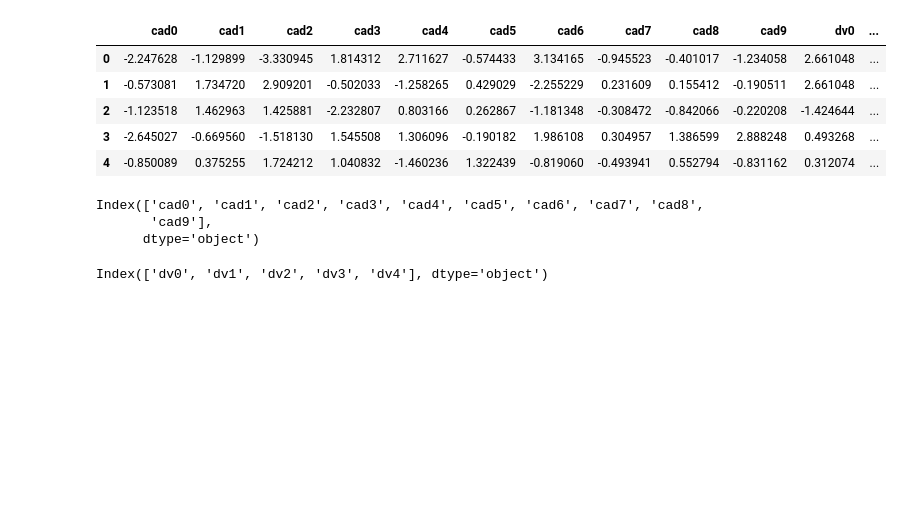
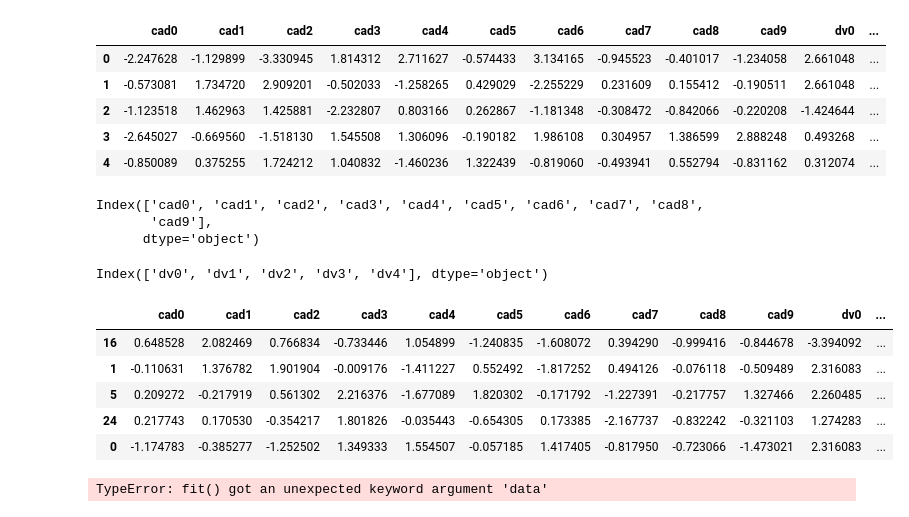
Before and after one commit to HealthINCITE/supervised-cadres, a Jupyter notebook: notebooks/Sim_Test.ipynb, the cells around one changed output. Saved outputs shown, nothing was run; the diff lists cells and outputs as text; code cells hidden in the pictures; blank space fills up the shorter version.

Commit message:
scm fit error

```diff
--- a/notebooks/Sim_Test.ipynb
+++ b/notebooks/Sim_Test.ipynb
@@ -107,6 +107,8 @@ data.head()
 | 2 | -1.123518 | 1.462963 | 1.425881 | -2.232807 | 0.803166 | 0.262867 | -1.181348 | -0.308472 | -0.842066 | -0.220208 | -1.424644 | ... |
 | 3 | -2.645027 | -0.669560 | -1.518130 | 1.545508 | 1.306096 | -0.190182 | 1.986108 | 0.304957 | 1.386599 | 2.888248 | 0.493268 | ... |
 | 4 | -0.850089 | 0.375255 | 1.724212 | 1.040832 | -1.460236 | 1.322439 | -0.819060 | -0.493941 | 0.552794 | -0.831162 | 0.312074 | ... |
+# %%
+Dtr, Dva = train_test_split(data, test_size=0.2, random_state=1515)
 # %%
 cadreFts = data.columns[data.columns.str.contains('cad')]
 predictFts = data.columns[data.columns.str.contains('dv')]
@@ -120,3 +122,27 @@ Index(['cad0', 'cad1', 'cad2', 'cad3', 'cad4', 'cad5', 'cad6', 'cad7', 'cad8',
 print(predictFts)
 # %% [output]
 Index(['dv0', 'dv1', 'dv2', 'dv3', 'dv4'], dtype='object')
+# %%
+features = cadreFts.union(predictFts)
+# %%
+Dva[features] = zmap(Dva[features].values, Dtr[features].values)
+Dtr[features] = zscore(Dtr[features].values)
+# %%
+Dva.head()
+# %% [output]
+|  | cad0 | cad1 | cad2 | cad3 | cad4 | cad5 | cad6 | cad7 | cad8 | cad9 | dv0 | ... |
+| 16 | 0.648528 | 2.082469 | 0.766834 | -0.733446 | 1.054899 | -1.240835 | -1.608072 | 0.394290 | -0.999416 | -0.844678 | -3.394092 | ... |
+| 1 | -0.110631 | 1.376782 | 1.901904 | -0.009176 | -1.411227 | 0.552492 | -1.817252 | 0.494126 | -0.076118 | -0.509489 | 2.316083 | ... |
+| 5 | 0.209272 | -0.217919 | 0.561302 | 2.216376 | -1.677089 | 1.820302 | -0.171792 | -1.227391 | -0.217757 | 1.327466 | 2.260485 | ... |
+| 24 | 0.217743 | 0.170530 | -0.354217 | 1.801826 | -0.035443 | -0.654305 | 0.173385 | -2.167737 | -0.832242 | -0.321103 | 1.274283 | ... |
+| 0 | -1.174783 | -0.385277 | -1.252502 | 1.349333 | 1.554507 | -0.057185 | 1.417405 | -0.817950 | -0.723066 | -1.473021 | 2.316083 | ... |
+# %%
+scm = binaryCadreModel(M=5, Tmax=1001, record=10)
+scm.fit(data=Dtr,
+       targetCol='target',
+       cadreFts=cadreFts,
+       predictFts=predictFts,
+       dataVa=Dva,
+       progress=True)
+# %% [output]
+TypeError: fit() got an unexpected keyword argument 'data'
```
